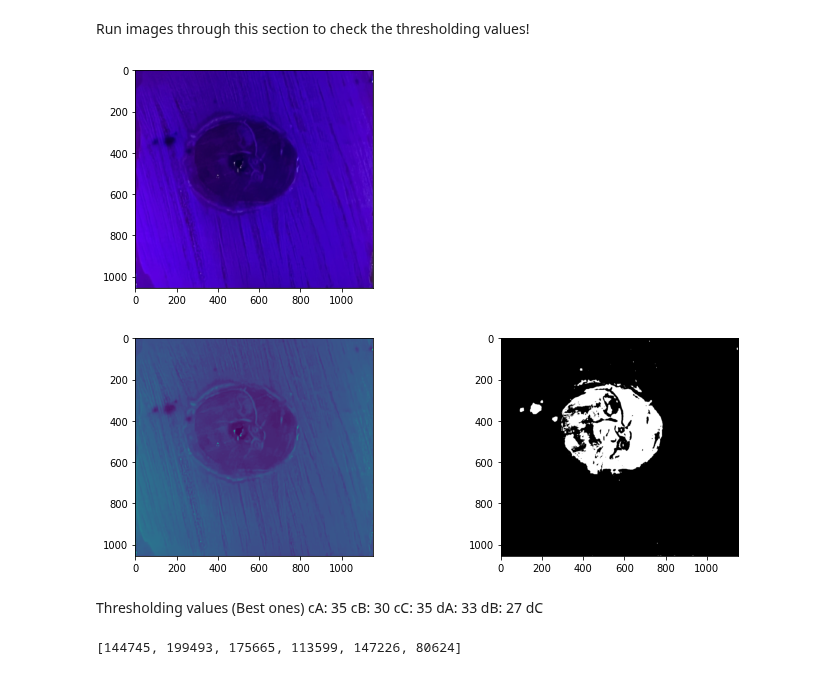
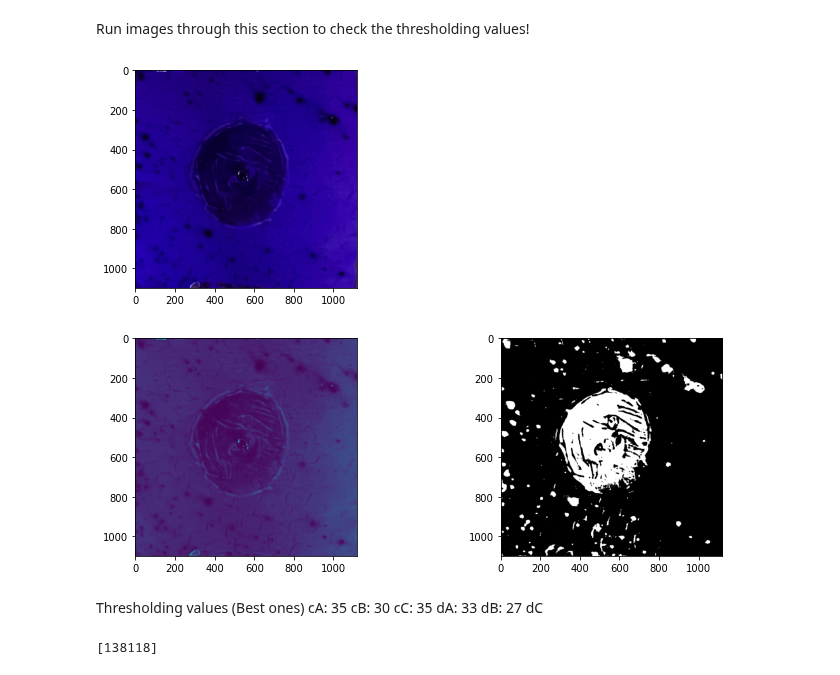
Before and after one commit to lmkelly16/BYU-REU-2022, a Jupyter notebook: all_the_loops.ipynb, the cells around one changed output. Cells and saved outputs as stored; diff of their text form; code cells hidden in the pictures.

```diff
--- a/all_the_loops.ipynb
+++ b/all_the_loops.ipynb
@@ -277,19 +328,19 @@ plt.legend(["Control B", "Drug B"]);
 Run images through this section to check the thresholding values!
 # %%
 # Load the phase contrast image.
-im = skimage.io.imread(img_list_dC[6])
+im = skimage.io.imread(img_list_dB[6])
 
 # see how good the contrast is
 cim = im[:,:,0]
 
 # look at it
 plt.imshow(im);
 # %% [output]
-[figure, old version]
+[figure, new version]
 # %%
 ''' Thresholding '''
 # Threshold value, as obtained by eye
-im_thresh = 36
+im_thresh = 21
 
 # Generate thresholded image
 im_bw = cim < im_thresh
@@ -299,7 +350,7 @@ fig, ax = plt.subplots(1, 2, figsize=(12,4))
 ax[0].imshow(cim)
 ax[1].imshow(im_bw, cmap=plt.cm.gray);
 # %% [output]
-[figure, old version]
+[figure, new version]
 # %% [markdown]
 Thresholding values (Best ones)
 cA: 35
@@ -313,16 +364,16 @@ dC
 
 area_list=[]
 
-for i in range(0,5):
+for i in range(6,7):
 
   zone_area_list_fix=[]
 
   # Load the phase contrast image.
-  im = skimage.io.imread(img_list_dA[i])
+  im = skimage.io.imread(img_list_dB[i])
   cim = im[:,:,0]
 
   # Threshold value, as obtained by eye
-  im_thresh = 33
+  im_thresh = 21
 
   # Generate thresholded image
   im_bw = cim < im_thresh
@@ -342,4 +393,4 @@ for i in range(0,5):
 
 zone_area_list_fix
 # %% [output]
-[144745, 199493, 175665, 113599, 147226, 80624]
+[138118]
```
Also changed, not shown: parts of 5 cells of this notebook.
